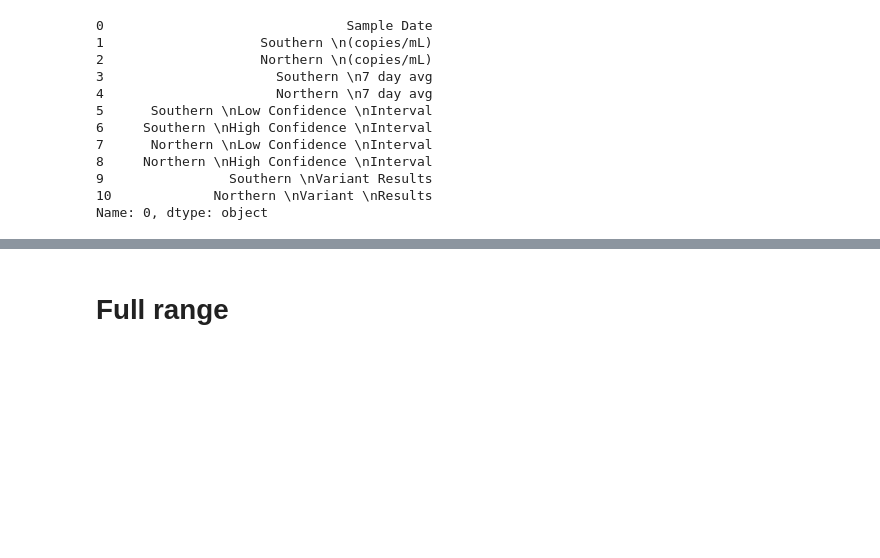
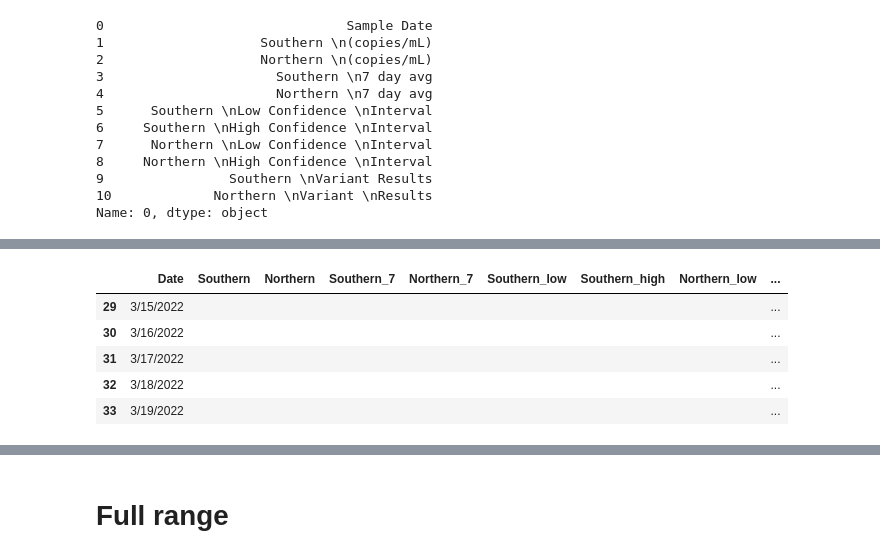
Before and after one commit to edgecollective/wastewater-analysis, a Jupyter notebook: wastewater.ipynb, the cells around one changed output, grey strips where cells are left out. Saved outputs shown, nothing was run; the diff lists cells and outputs as text; code cells hidden in the pictures; blank space fills up the shorter version.

```diff
--- a/wastewater.ipynb
+++ b/wastewater.ipynb
@@ -61,5 +73,14 @@ df
 df = df[1:] #take the data less the header row
 #df.columns = new_header #set the header row as the df header
 df.columns = ['Date','Southern','Northern','Southern_7','Northern_7','Southern_low','Southern_high','Northern_low','Northern_high','Southern_variant','Northern_variant']
+# %%
+df.tail()
+# %% [output]
+|  | Date | Southern | Northern | Southern_7 | Northern_7 | Southern_low | Southern_high | Northern_low | ... |
+| 29 | 3/15/2022 |  |  |  |  |  |  |  | ... |
+| 30 | 3/16/2022 |  |  |  |  |  |  |  | ... |
+| 31 | 3/17/2022 |  |  |  |  |  |  |  | ... |
+| 32 | 3/18/2022 |  |  |  |  |  |  |  | ... |
+| 33 | 3/19/2022 |  |  |  |  |  |  |  | ... |
 # %%
 
```
Also changed, not shown: parts of 10 cells of this notebook, 7 other files.
